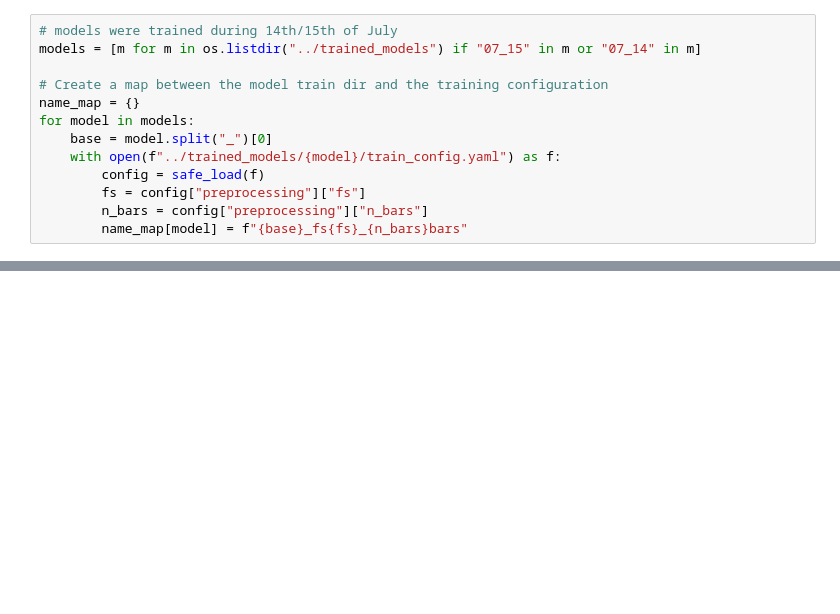
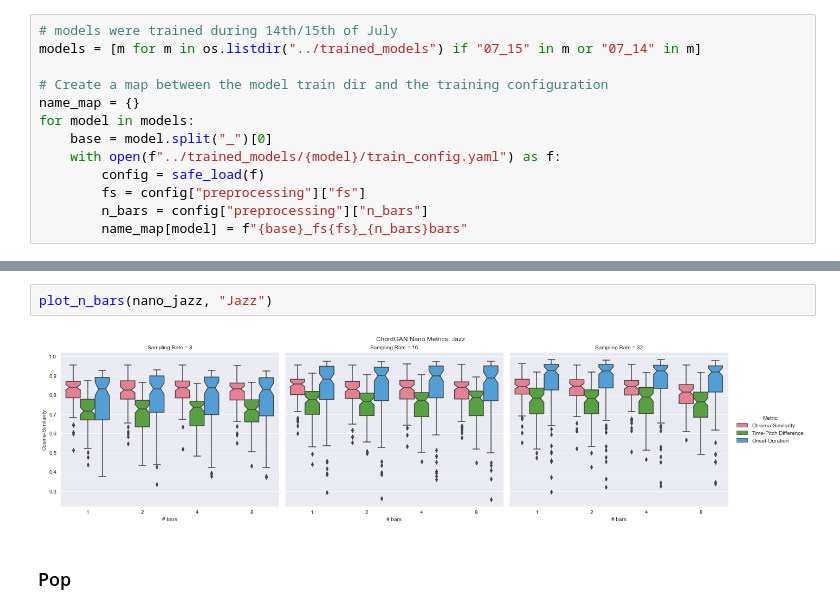
Before and after one commit to amaralcs/ChordGAN-v2, a Jupyter notebook: notebooks/evaluate_results.ipynb, the cells around one changed output, grey strips where cells are left out. Cells and saved outputs as stored; diff of their text form; blank space fills up the shorter version.

```diff
--- a/notebooks/evaluate_results.ipynb
+++ b/notebooks/evaluate_results.ipynb
@@ -169,0 +266,6 @@ plt.show()
+# %%
+plot_n_bars(nano_jazz, "Jazz")
+# %% [output]
+[figure, added]
+# %% [markdown]
+### Pop
```
Also changed, not shown: parts of 30 cells of this notebook.
